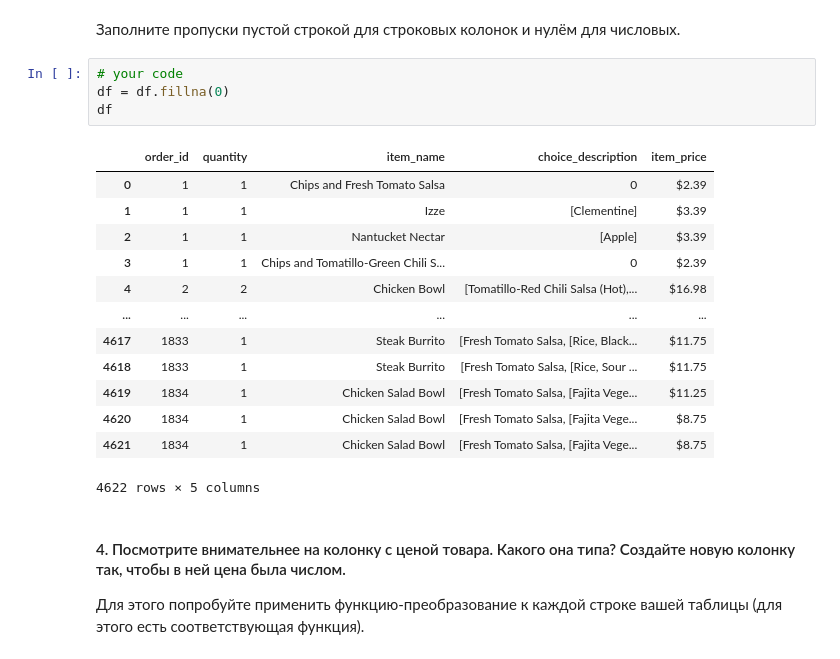
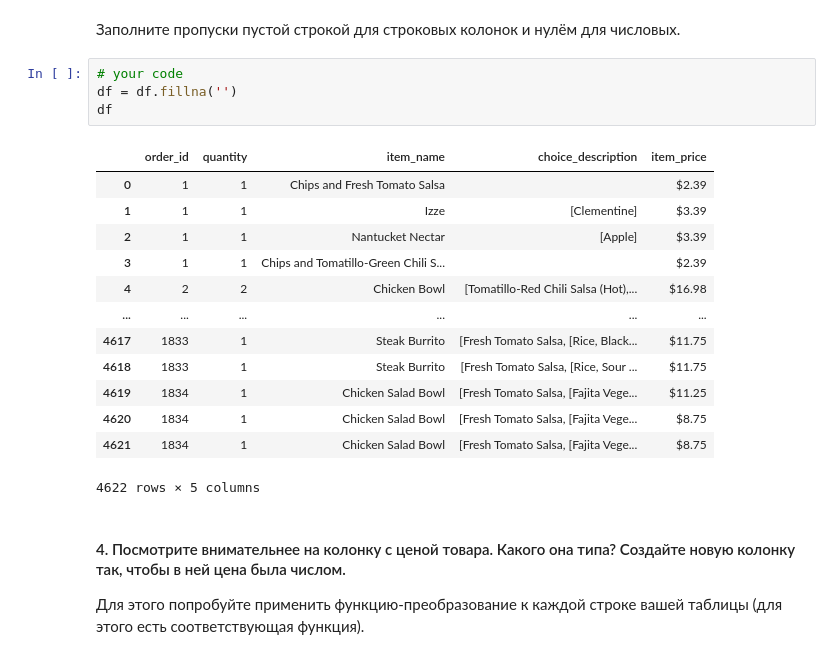
Before and after one commit to chistachill/MathCode-2024, a Jupyter notebook: homework_practice_04_pandas.ipynb, the cells around one changed output. Saved outputs shown, nothing was run; the diff lists cells and outputs as text.

```diff
--- a/homework_practice_04_pandas.ipynb
+++ b/homework_practice_04_pandas.ipynb
@@ -98,14 +98,14 @@ df.describe()
 Заполните пропуски пустой строкой для строковых колонок и нулём для числовых.
 # %%
 # your code
-df = df.fillna(0)
+df = df.fillna('')
 df
 # %% [output]
 |  | order_id | quantity | item_name | choice_description | item_price |
-| 0 | 1 | 1 | Chips and Fresh Tomato Salsa | 0 | $2.39 |
+| 0 | 1 | 1 | Chips and Fresh Tomato Salsa |  | $2.39 |
 | 1 | 1 | 1 | Izze | [Clementine] | $3.39 |
 | 2 | 1 | 1 | Nantucket Nectar | [Apple] | $3.39 |
-| 3 | 1 | 1 | Chips and Tomatillo-Green Chili S... | 0 | $2.39 |
+| 3 | 1 | 1 | Chips and Tomatillo-Green Chili S... |  | $2.39 |
 | 4 | 2 | 2 | Chicken Bowl | [Tomatillo-Red Chili Salsa (Hot),... | $16.98 |
 | ... | ... | ... | ... | ... | ... |
 | 4617 | 1833 | 1 | Steak Burrito | [Fresh Tomato Salsa, [Rice, Black... | $11.75 |
```
Also changed, not shown: parts of 31 cells of this notebook.
